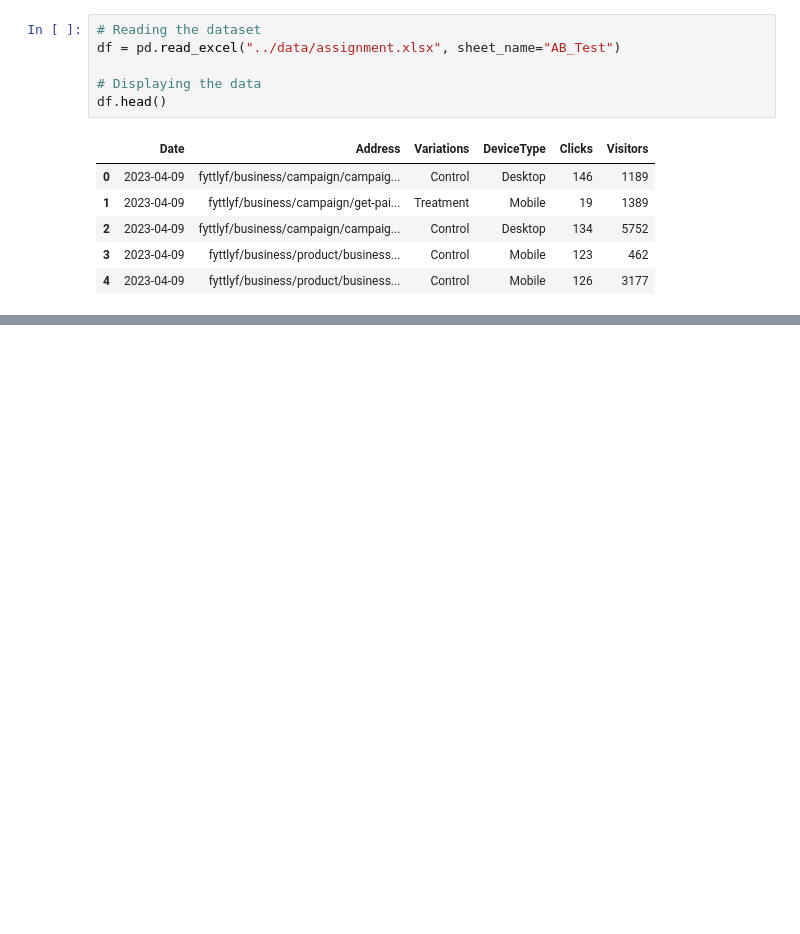
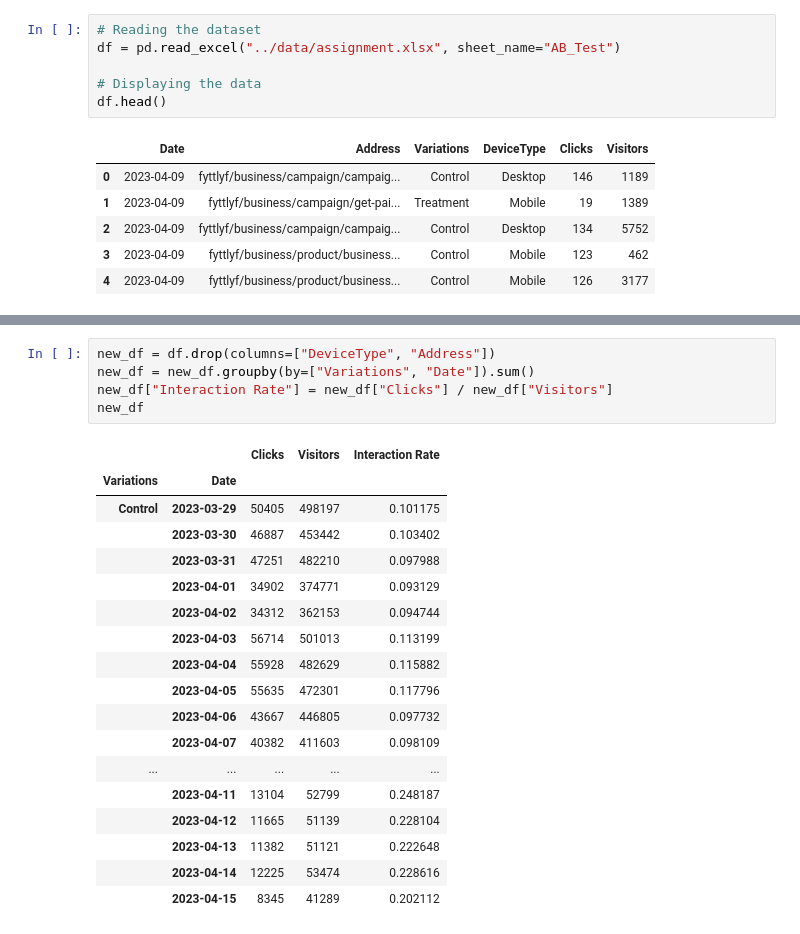
Before and after one commit to pratiksrm99/DataAnalysis, a Jupyter notebook: Website_Visitors_Data_Analysis/Analysis Notebook/Part_4-A_B_testing.ipynb, the cells around one changed output, grey strips where cells are left out. Saved outputs shown, nothing was run; the diff lists cells and outputs as text; blank space fills up the shorter version.

```diff
--- a/Website_Visitors_Data_Analysis/Analysis Notebook/Part_4-A_B_testing.ipynb
+++ b/Website_Visitors_Data_Analysis/Analysis Notebook/Part_4-A_B_testing.ipynb
@@ -28,0 +113,24 @@ df.head()
+# %%
+new_df = df.drop(columns=["DeviceType", "Address"])
+new_df = new_df.groupby(by=["Variations", "Date"]).sum()
+new_df["Interaction Rate"] = new_df["Clicks"] / new_df["Visitors"]
+new_df
+# %% [output]
+|  |  | Clicks | Visitors | Interaction Rate |
+| Variations | Date |  |  |  |
+| Control | 2023-03-29 | 50405 | 498197 | 0.101175 |
+|  | 2023-03-30 | 46887 | 453442 | 0.103402 |
+|  | 2023-03-31 | 47251 | 482210 | 0.097988 |
+|  | 2023-04-01 | 34902 | 374771 | 0.093129 |
+|  | 2023-04-02 | 34312 | 362153 | 0.094744 |
+|  | 2023-04-03 | 56714 | 501013 | 0.113199 |
+|  | 2023-04-04 | 55928 | 482629 | 0.115882 |
+|  | 2023-04-05 | 55635 | 472301 | 0.117796 |
+|  | 2023-04-06 | 43667 | 446805 | 0.097732 |
+|  | 2023-04-07 | 40382 | 411603 | 0.098109 |
+| ... | ... | ... | ... | ... |
+|  | 2023-04-11 | 13104 | 52799 | 0.248187 |
+|  | 2023-04-12 | 11665 | 51139 | 0.228104 |
+|  | 2023-04-13 | 11382 | 51121 | 0.222648 |
+|  | 2023-04-14 | 12225 | 53474 | 0.228616 |
+|  | 2023-04-15 | 8345 | 41289 | 0.202112 |
```
Also changed, not shown: parts of 16 cells of this notebook.
